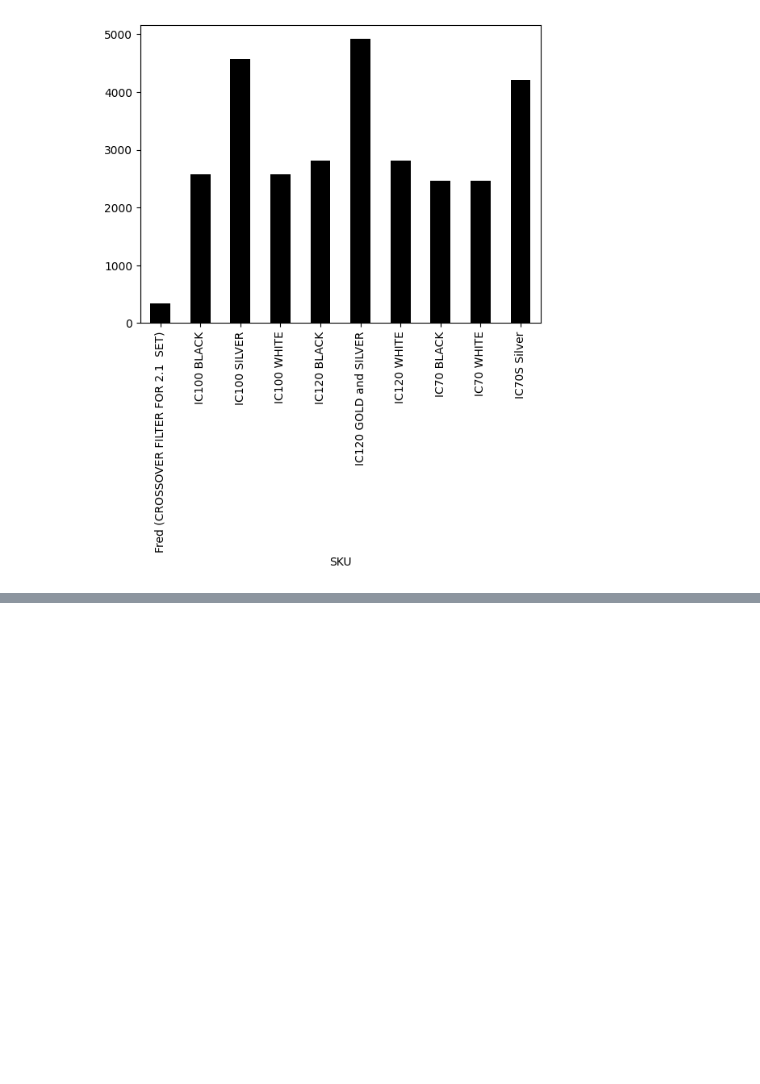
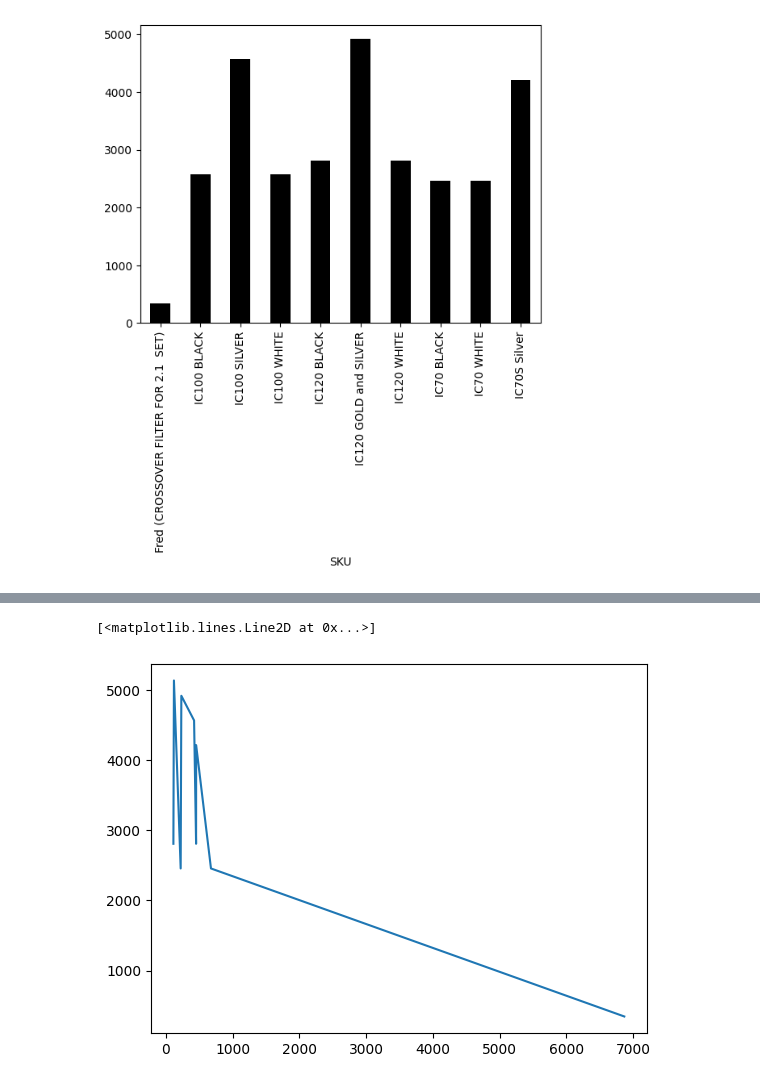
Before and after one commit to Raimal-Raja/DataScience-ML-DL-NLP, a Jupyter notebook: 10_Data_Analysis_with_Python/Matplotlib/3_visualization_using_csv.ipynb, the cells around one changed output, grey strips where cells are left out. Cells and saved outputs as stored; diff of their text form; code cells hidden in the pictures; blank space fills up the shorter version.

```diff
--- a/10_Data_Analysis_with_Python/Matplotlib/3_visualization_using_csv.ipynb
+++ b/10_Data_Analysis_with_Python/Matplotlib/3_visualization_using_csv.ipynb
@@ -54,0 +72,3 @@ total_sell_by_Product.plot(kind='bar', color='black')
+# %%
+## Plot sells trend over time
+sale_trend = sale_data.groupby('Sale price')['Regular price'].sum().reset_index()
@@ -54,0 +88,5 @@ total_sell_by_Product.plot(kind='bar', color='black')
+# %%
+plt.plot(sale_trend['Sale price'], sale_trend['Regular price'])
+# %% [output]
+[<matplotlib.lines.Line2D at 0x...>]
+[figure, added]
```
Also changed, not shown: parts of 3 cells of this notebook.
